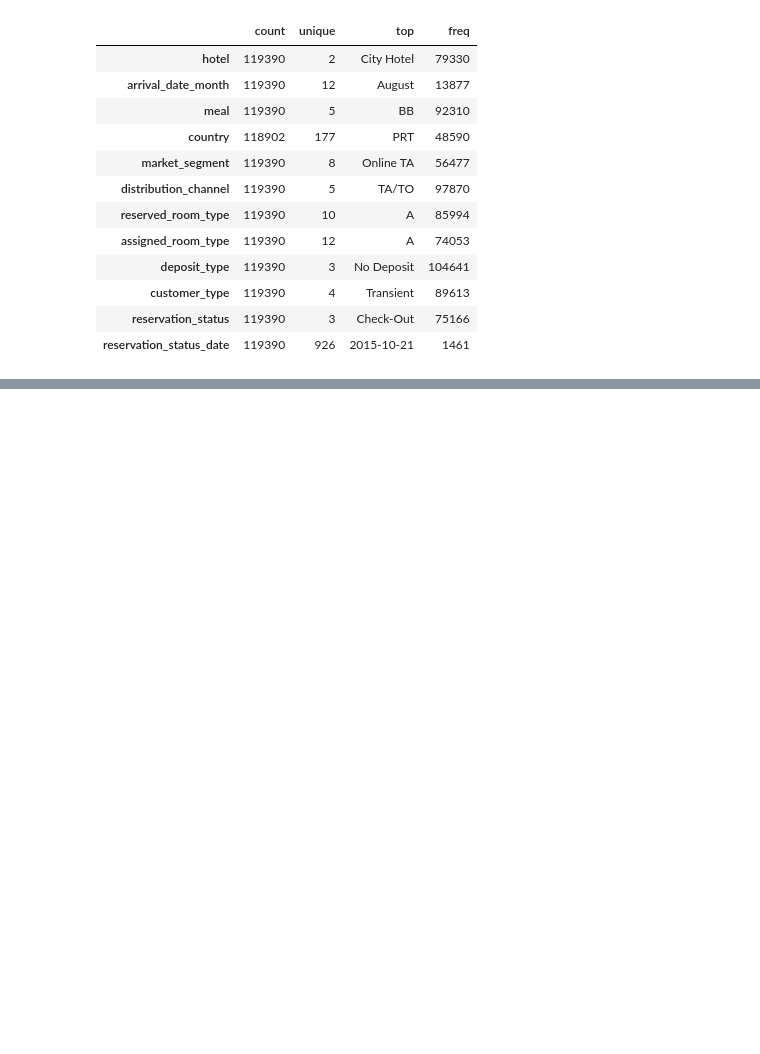
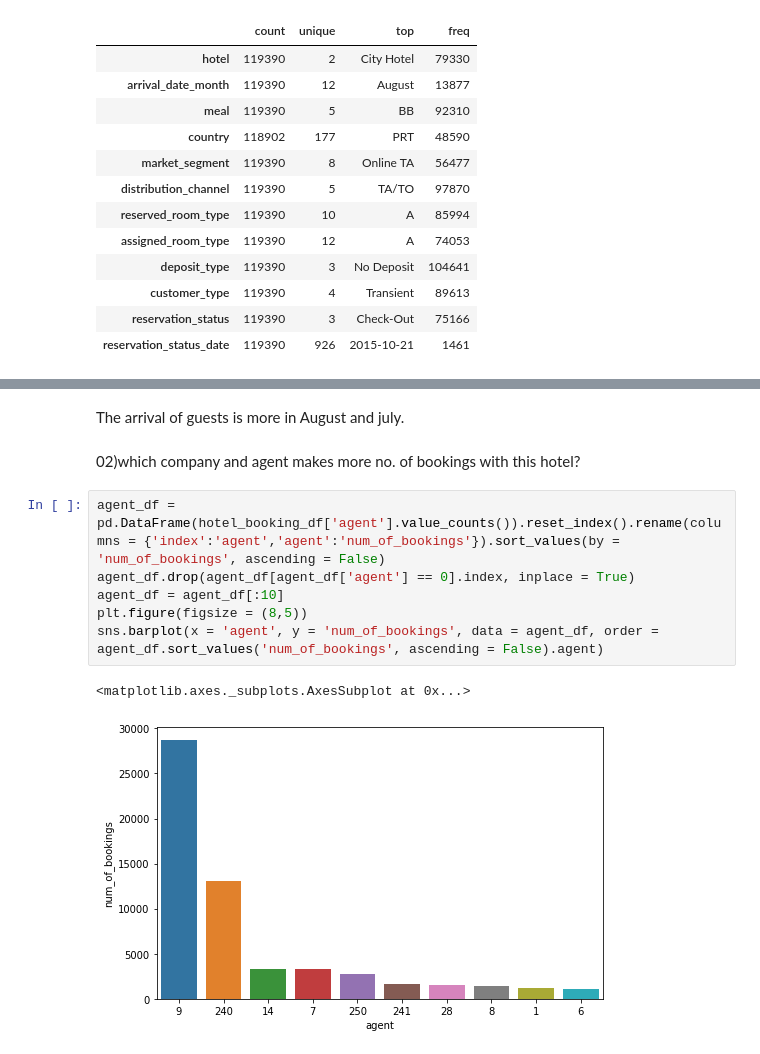
Before and after one commit to Sindhu846/eda-capestone-project, a Jupyter notebook: Hotel_Booking_Analysis_Capstone_Project.ipynb, the cells around one changed output, grey strips where cells are left out. Saved outputs shown, nothing was run; the diff lists cells and outputs as text; blank space fills up the shorter version.

```diff
--- a/Hotel_Booking_Analysis_Capstone_Project.ipynb
+++ b/Hotel_Booking_Analysis_Capstone_Project.ipynb
@@ -139,0 +261,13 @@ hotel_booking_df.describe(include='object').T
+# %% [markdown]
+The arrival of guests is more in August and july.
+# %% [markdown]
+02)which company and agent makes more no. of bookings with this hotel?
+# %%
+agent_df = pd.DataFrame(hotel_booking_df['agent'].value_counts()).reset_index().rename(columns = {'index':'agent','agent':'num_of_bookings'}).sort_values(by = 'num_of_bookings', ascending = False)
+agent_df.drop(agent_df[agent_df['agent'] == 0].index, inplace = True)
+agent_df = agent_df[:10]
+plt.figure(figsize = (8,5))
+sns.barplot(x = 'agent', y = 'num_of_bookings', data = agent_df, order = agent_df.sort_values('num_of_bookings', ascending = False).agent)
+# %% [output]
+<matplotlib.axes._subplots.AxesSubplot at 0x...>
+[figure, added]
```
Also changed, not shown: parts of 54 cells of this notebook.
